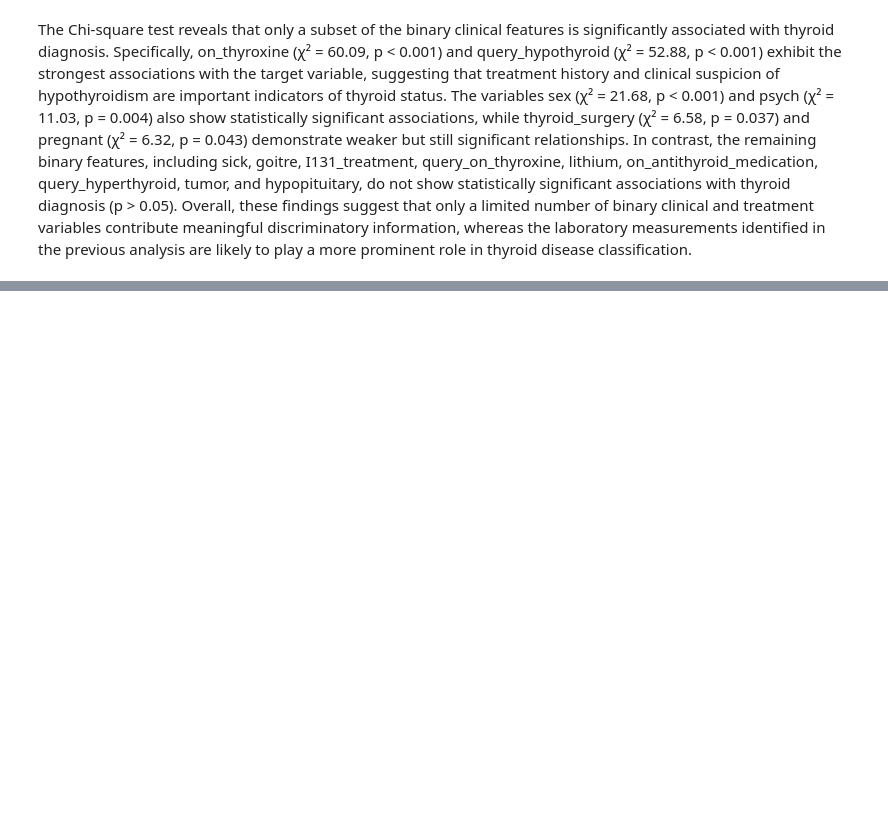
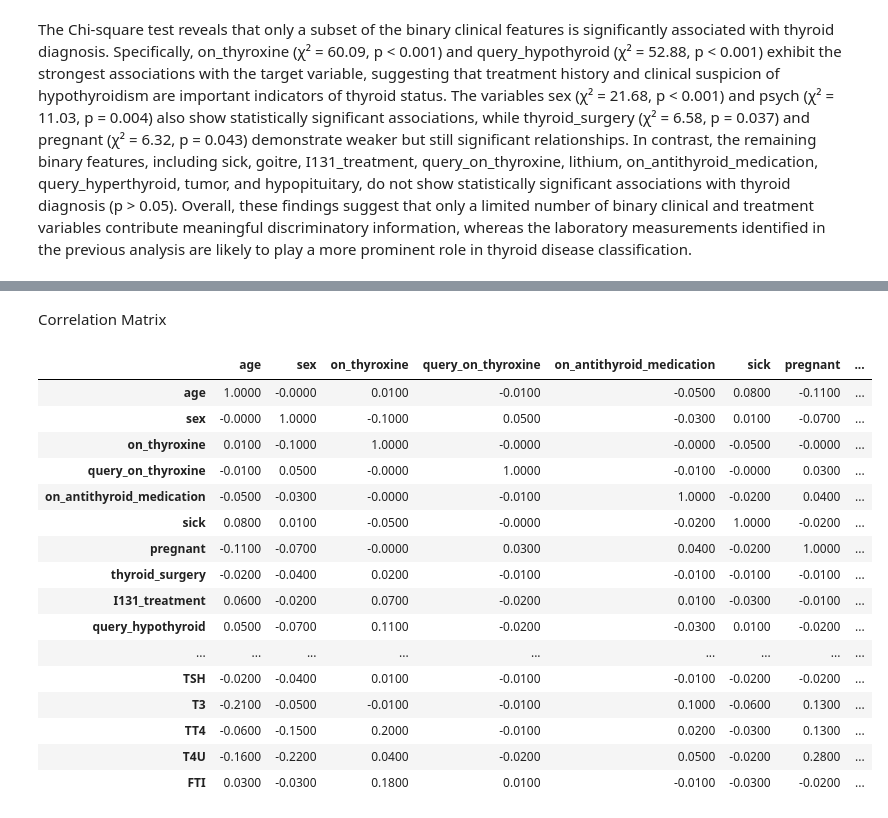
Before and after one commit to byegond-beep/Multi-class-Thyroid-Disease-Classification, a Jupyter notebook: notebook.ipynb, the cells around one changed output, grey strips where cells are left out. Drawn from its saved outputs; the diff is of its cells as text; code cells hidden in the pictures; blank space fills up the shorter version.

```diff
--- a/notebook.ipynb
+++ b/notebook.ipynb
@@ -911,0 +920,27 @@ The Chi-square test reveals that only a subset of the binary clinical features i
+# %% [markdown]
+Correlation Matrix
+# %%
+# Correlation matrix of all predictor variables
+predictors = df.drop(columns="class")
+
+corr_matrix = predictors.corr()
+
+corr_matrix.round(2)
+# %% [output]
+|  | age | sex | on_thyroxine | query_on_thyroxine | on_antithyroid_medication | sick | pregnant | ... |
+| age | 1.0000 | -0.0000 | 0.0100 | -0.0100 | -0.0500 | 0.0800 | -0.1100 | ... |
+| sex | -0.0000 | 1.0000 | -0.1000 | 0.0500 | -0.0300 | 0.0100 | -0.0700 | ... |
+| on_thyroxine | 0.0100 | -0.1000 | 1.0000 | -0.0000 | -0.0000 | -0.0500 | -0.0000 | ... |
+| query_on_thyroxine | -0.0100 | 0.0500 | -0.0000 | 1.0000 | -0.0100 | -0.0000 | 0.0300 | ... |
+| on_antithyroid_medication | -0.0500 | -0.0300 | -0.0000 | -0.0100 | 1.0000 | -0.0200 | 0.0400 | ... |
+| sick | 0.0800 | 0.0100 | -0.0500 | -0.0000 | -0.0200 | 1.0000 | -0.0200 | ... |
+| pregnant | -0.1100 | -0.0700 | -0.0000 | 0.0300 | 0.0400 | -0.0200 | 1.0000 | ... |
+| thyroid_surgery | -0.0200 | -0.0400 | 0.0200 | -0.0100 | -0.0100 | -0.0100 | -0.0100 | ... |
+| I131_treatment | 0.0600 | -0.0200 | 0.0700 | -0.0200 | 0.0100 | -0.0300 | -0.0100 | ... |
+| query_hypothyroid | 0.0500 | -0.0700 | 0.1100 | -0.0200 | -0.0300 | 0.0100 | -0.0200 | ... |
+| ... | ... | ... | ... | ... | ... | ... | ... | ... |
+| TSH | -0.0200 | -0.0400 | 0.0100 | -0.0100 | -0.0100 | -0.0200 | -0.0200 | ... |
+| T3 | -0.2100 | -0.0500 | -0.0100 | -0.0100 | 0.1000 | -0.0600 | 0.1300 | ... |
+| TT4 | -0.0600 | -0.1500 | 0.2000 | -0.0100 | 0.0200 | -0.0300 | 0.1300 | ... |
+| T4U | -0.1600 | -0.2200 | 0.0400 | -0.0200 | 0.0500 | -0.0200 | 0.2800 | ... |
+| FTI | 0.0300 | -0.0300 | 0.1800 | 0.0100 | -0.0100 | -0.0300 | -0.0200 | ... |
```
Also changed, not shown: parts of 7 cells of this notebook.
